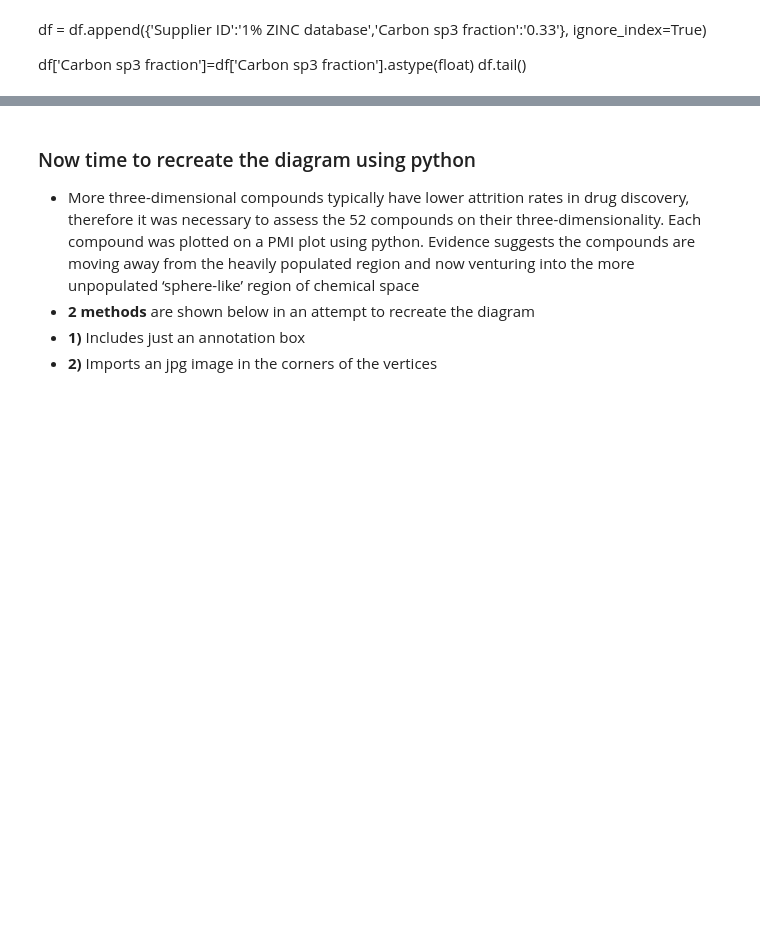
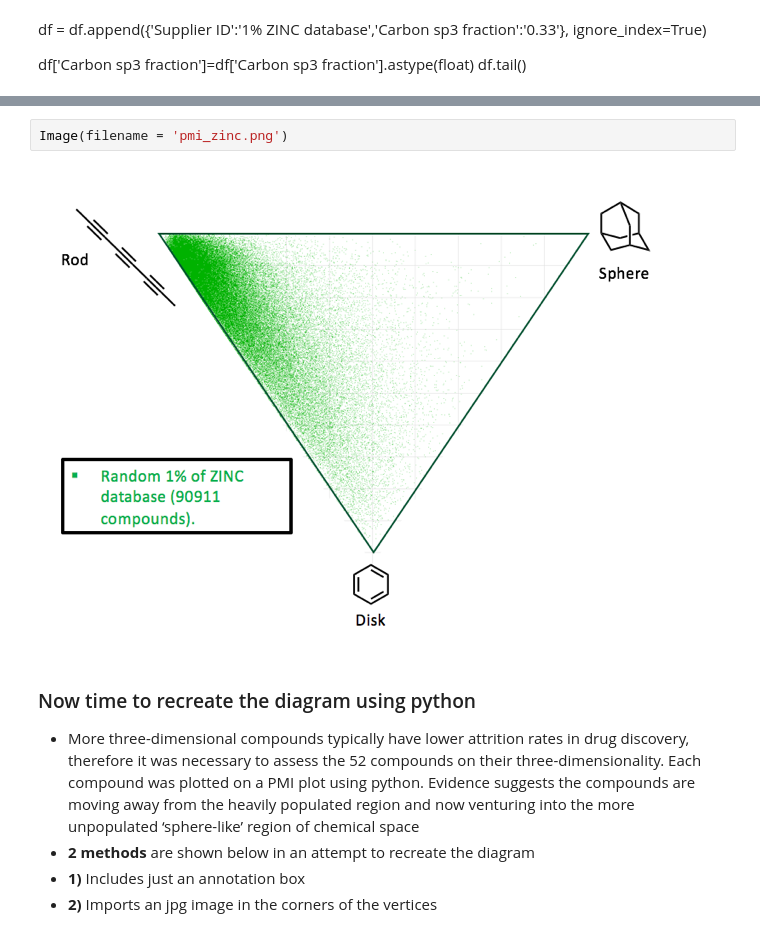
Before and after one commit to bobbytonylowe/PhD-Compound-Analysis, a Jupyter notebook: PhD analysis.ipynb, the cells around one changed output, grey strips where cells are left out. Saved outputs shown, nothing was run; the diff lists cells and outputs as text; blank space fills up the shorter version.

```diff
--- a/PhD analysis.ipynb
+++ b/PhD analysis.ipynb
@@ -245,3 +246,7 @@ The complexity of synthesising sp3 hybridised carbon centres has led to limited
+# %%
+Image(filename = 'pmi_zinc.png')
+# %% [output]
+[figure, added]
 # %% [markdown]
 ### Now time to recreate the diagram using python
 - More three-dimensional compounds typically have lower attrition rates in drug discovery, therefore it was necessary to assess the 52 compounds on their three-dimensionality. Each compound was plotted on a PMI plot using python. Evidence suggests the compounds are moving away from the heavily populated region and now venturing into the more unpopulated ‘sphere-like’ region of chemical space
```
Also changed, not shown: parts of 4 cells of this notebook.
